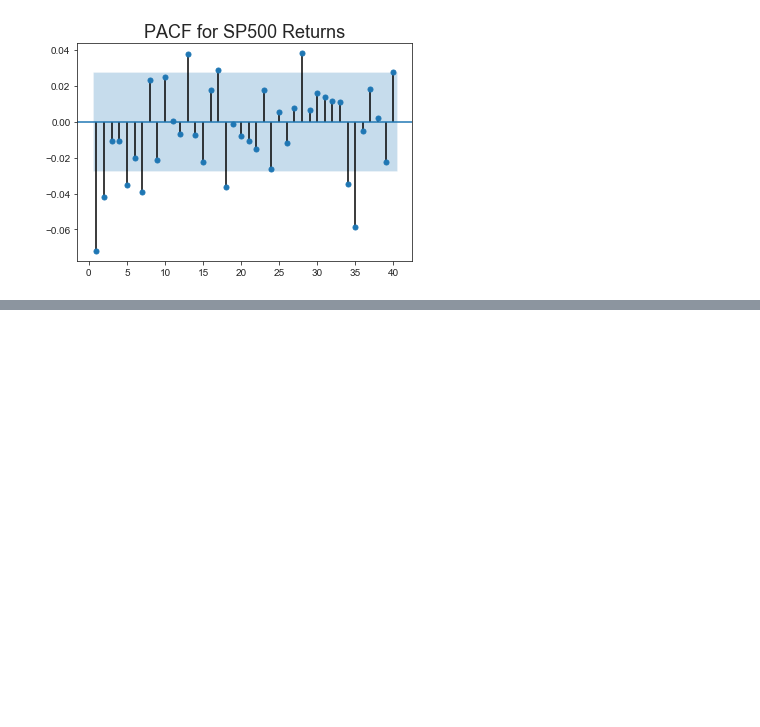
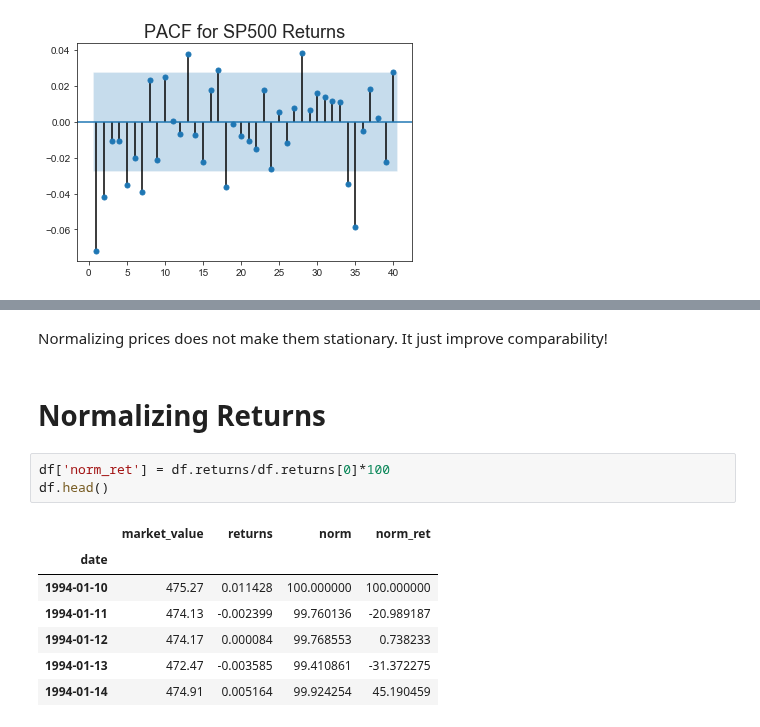
Before and after one commit to moritzwilksch/DataScienceEducation, a Jupyter notebook: 365DataScience/TimeSeriesAnalysis/AdvancedModelling.ipynb, the cells around one changed output, grey strips where cells are left out. Drawn from its saved outputs; the diff is of its cells as text; blank space fills up the shorter version.

```diff
--- a/365DataScience/TimeSeriesAnalysis/AdvancedModelling.ipynb
+++ b/365DataScience/TimeSeriesAnalysis/AdvancedModelling.ipynb
@@ -53,0 +124,15 @@ plt.show()
+# %% [markdown]
+Normalizing prices does not make them stationary. It just improve comparability!
+# %% [markdown]
+# Normalizing Returns
+# %%
+df['norm_ret'] = df.returns/df.returns[0]*100
+df.head()
+# %% [output]
+|  | market_value | returns | norm | norm_ret |
+| date |  |  |  |  |
+| 1994-01-10 | 475.27 | 0.011428 | 100.000000 | 100.000000 |
+| 1994-01-11 | 474.13 | -0.002399 | 99.760136 | -20.989187 |
+| 1994-01-12 | 474.17 | 0.000084 | 99.768553 | 0.738233 |
+| 1994-01-13 | 472.47 | -0.003585 | 99.410861 | -31.372275 |
+| 1994-01-14 | 474.91 | 0.005164 | 99.924254 | 45.190459 |
```
Also changed, not shown: parts of 20 cells of this notebook, 2 other files.
